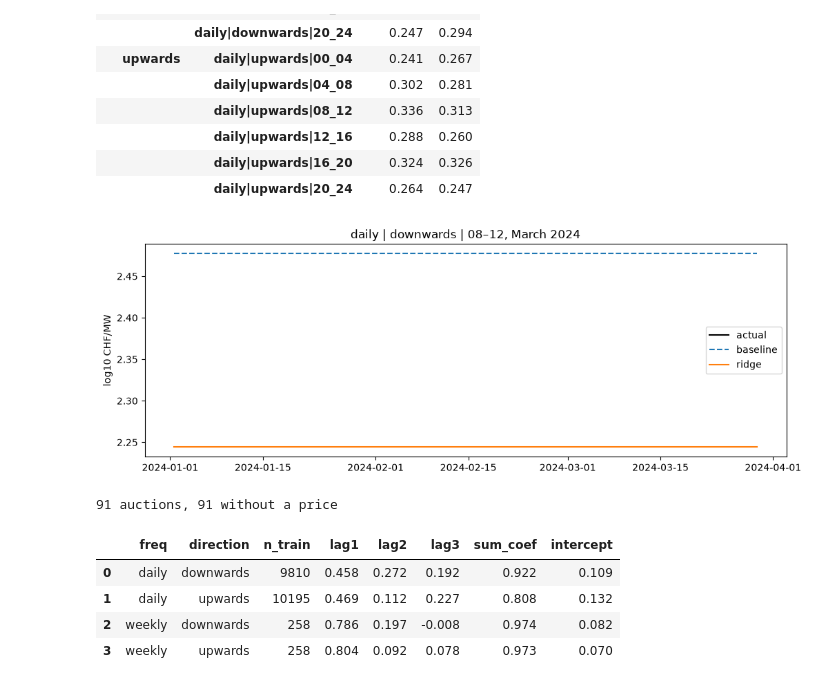
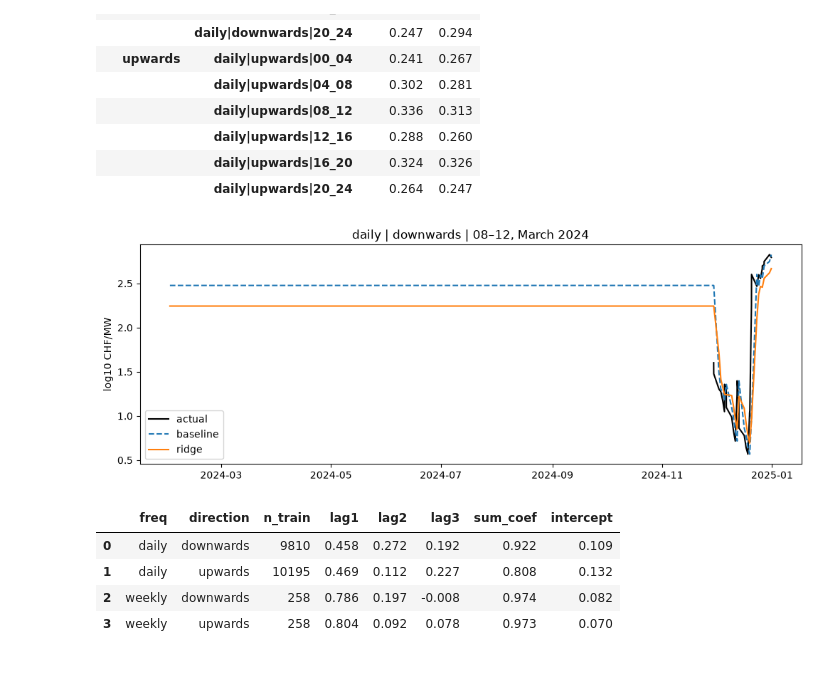
Before and after one commit to carolinaaraujo23/Swissgrid-reserve-price-forecast, a Jupyter notebook: notebooks/ridge.ipynb, the cells around one changed output. Drawn from its saved outputs; the diff is of its cells as text; code cells hidden in the pictures.

Commit message:
Daily data exploration added

```diff
--- a/notebooks/ridge.ipynb
+++ b/notebooks/ridge.ipynb
@@ -68,19 +93,18 @@ by_block
 |  | daily|upwards|16_20 | 0.324 | 0.326 |
 |  | daily|upwards|20_24 | 0.264 | 0.247 |
 # %%
-s = preds_all[(preds_all["series"] == "daily|downwards|08_12") & (preds_all["gc"] < pd.Timestamp("2024-04-01", tz="UTC"))
-              & (preds_all["gc"] >= pd.Timestamp("2024-03-01", tz="UTC"))]
+s = preds_all[(preds_all["series"] == "daily|downwards|08_12") & (preds_all["gc"] < pd.Timestamp("2025-01-01", tz="UTC"))
+              & (preds_all["gc"] >= pd.Timestamp("2024-02-01", tz="UTC"))]
 fig, ax = plt.subplots(figsize=(12, 4))
 ax.plot(s["gc"], s["y"], "k-", label="actual")
 ax.plot(s["gc"], s["pred_baseline"], "--", label="baseline")
 ax.plot(s["gc"], s["pred_ridge"], "-", label="ridge")
 ax.set_ylabel("log10 CHF/MW")
 ax.set_title("daily | downwards | 08–12, March 2024")
 ax.legend()
 plt.show()
 # %% [output]
-[figure, old version]
+[figure, new version]
-91 auctions, 91 without a price
 # %%
 FEATURES = ["lag1", "lag2", "lag3"]
 tr = features_all[features_all["avail"] < "2024-01-01"].dropna(subset=FEATURES + ["y"])
```
Also changed, not shown: parts of 3 cells of this notebook, 21 other files.
